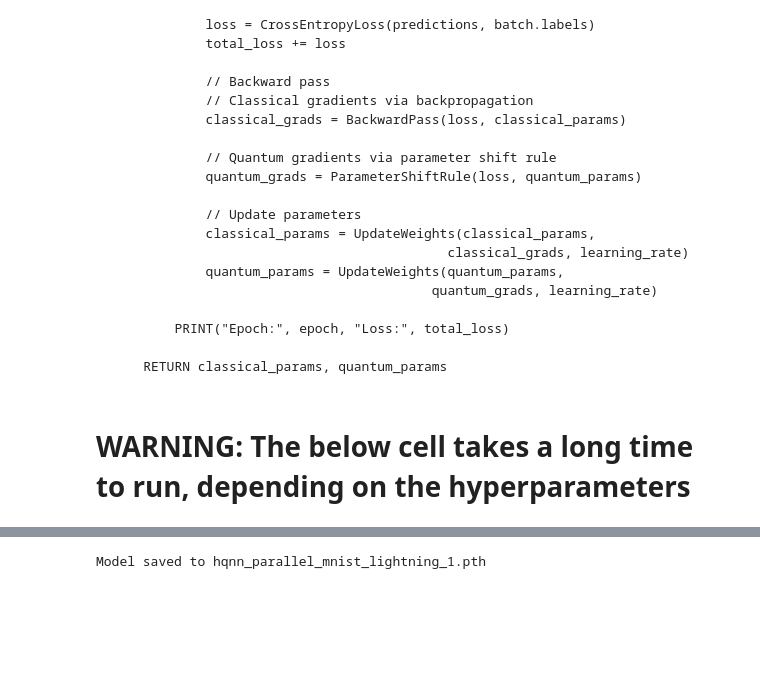
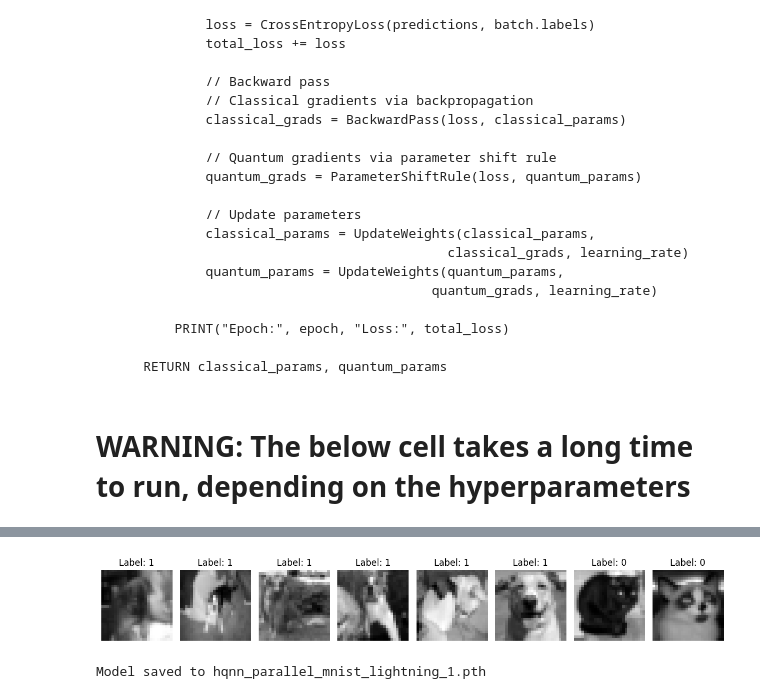
Before and after one commit to pk-2004/quantum-classification, a Jupyter notebook: HQNN/HQNN-Parallel-local.ipynb, the cells around one changed output, grey strips where cells are left out. Cells and saved outputs as stored; diff of their text form; code cells hidden in the pictures; blank space fills up the shorter version.

```diff
--- a/HQNN/HQNN-Parallel-local.ipynb
+++ b/HQNN/HQNN-Parallel-local.ipynb
@@ -649,3 +757,27 @@ Finished Training
+# %%
+# import matplotlib.pyplot as plt
+# import torchvision
+# from torchvision import datasets, transforms
+# from torch.utils.data import DataLoader
+
+# Dataset and loader
+dataset = datasets.ImageFolder(root="./data/cats_dogs_mnist", transform=transform)
+loader = DataLoader(dataset, batch_size=8, shuffle=True)
+
+# Get one batch
+images, labels = next(iter(loader))
+
+# Plot images
+fig, axs = plt.subplots(1, 8, figsize=(12, 2))
+for i in range(8):
+    axs[i].imshow(images[i][0], cmap="gray")  # images[i][0] since grayscale has shape (1, H, W)
+    axs[i].set_title(f"Label: {labels[i].item()}")
+    axs[i].axis("off")
+
+plt.tight_layout()
+plt.show()
+# %% [output]
+[figure, added]
 # %%
 import os
 
```
Also changed, not shown: parts of 7 cells of this notebook, 1 other file.
